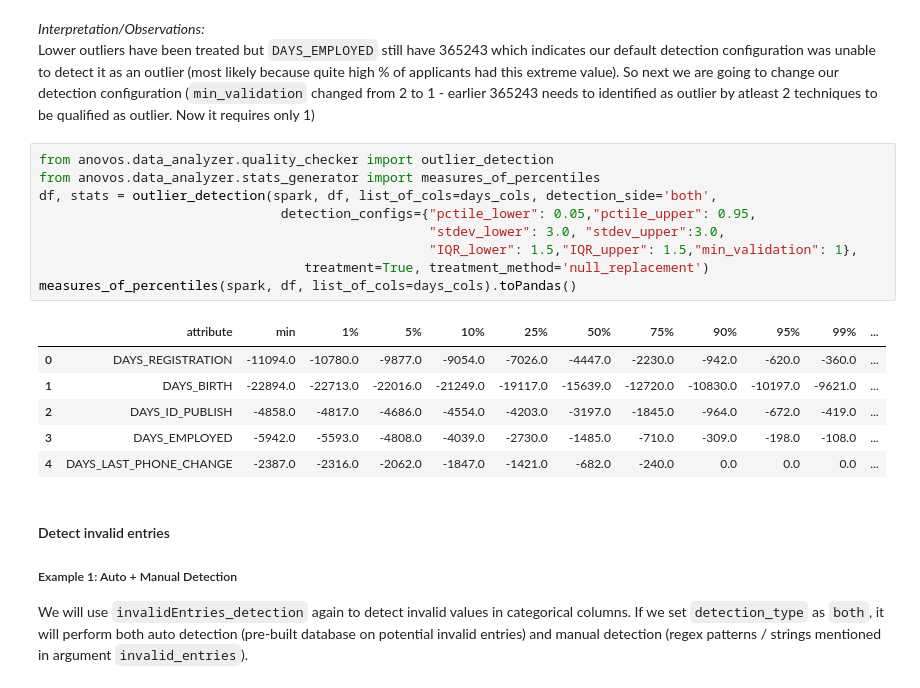
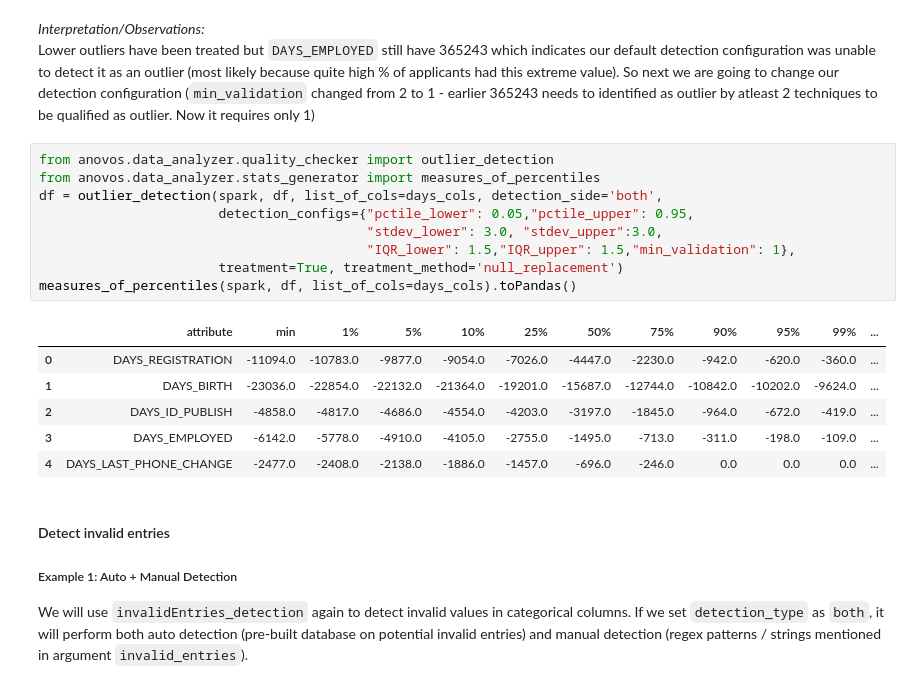
Before and after one commit to anovos/anovos, a Jupyter notebook: tutorial/use_case_demo/anovos_use_case_demo.ipynb, the cells around one changed output. Saved outputs shown, nothing was run; the diff lists cells and outputs as text.

Commit message:
Update anovos demo notebook

```diff
--- a/tutorial/use_case_demo/anovos_use_case_demo.ipynb
+++ b/tutorial/use_case_demo/anovos_use_case_demo.ipynb
@@ -219,22 +219,22 @@ measures_of_percentiles(spark, odf, list_of_cols=days_cols).toPandas()
 # %% [markdown]
 *Interpretation/Observations:* <br>
 Lower outliers have been treated but `DAYS_EMPLOYED` still have 365243 which indicates our default detection configuration was unable to detect it as an outlier (most likely because quite high % of applicants had this extreme value). So next we are going to change our detection configuration (`min_validation` changed from 2 to 1 - earlier 365243 needs to identified as outlier by atleast 2 techniques to be qualified as outlier. Now it requires only 1)
-# %%
-from anovos.data_analyzer.quality_checker import outlier_detection
-from anovos.data_analyzer.stats_generator import measures_of_percentiles
-df, stats = outlier_detection(spark, df, list_of_cols=days_cols, detection_side='both',
-                               detection_configs={"pctile_lower": 0.05,"pctile_upper": 0.95,
-                                                  "stdev_lower": 3.0, "stdev_upper":3.0,
-                                                  "IQR_lower": 1.5,"IQR_upper": 1.5,"min_validation": 1},
-                                  treatment=True, treatment_method='null_replacement')
-measures_of_percentiles(spark, df, list_of_cols=days_cols).toPandas()
-# %% [output]
-|  | attribute | min | 1% | 5% | 10% | 25% | 50% | 75% | 90% | 95% | 99% | ... |
-| 0 | DAYS_REGISTRATION | -11094.0 | -10780.0 | -9877.0 | -9054.0 | -7026.0 | -4447.0 | -2230.0 | -942.0 | -620.0 | -360.0 | ... |
-| 1 | DAYS_BIRTH | -22894.0 | -22713.0 | -22016.0 | -21249.0 | -19117.0 | -15639.0 | -12720.0 | -10830.0 | -10197.0 | -9621.0 | ... |
-| 2 | DAYS_ID_PUBLISH | -4858.0 | -4817.0 | -4686.0 | -4554.0 | -4203.0 | -3197.0 | -1845.0 | -964.0 | -672.0 | -419.0 | ... |
-| 3 | DAYS_EMPLOYED | -5942.0 | -5593.0 | -4808.0 | -4039.0 | -2730.0 | -1485.0 | -710.0 | -309.0 | -198.0 | -108.0 | ... |
-| 4 | DAYS_LAST_PHONE_CHANGE | -2387.0 | -2316.0 | -2062.0 | -1847.0 | -1421.0 | -682.0 | -240.0 | 0.0 | 0.0 | 0.0 | ... |
+# %%
+from anovos.data_analyzer.quality_checker import outlier_detection
+from anovos.data_analyzer.stats_generator import measures_of_percentiles
+df = outlier_detection(spark, df, list_of_cols=days_cols, detection_side='both',
+                       detection_configs={"pctile_lower": 0.05,"pctile_upper": 0.95,
+                                          "stdev_lower": 3.0, "stdev_upper":3.0,
+                                          "IQR_lower": 1.5,"IQR_upper": 1.5,"min_validation": 1},
+                       treatment=True, treatment_method='null_replacement')
+measures_of_percentiles(spark, df, list_of_cols=days_cols).toPandas()
+# %% [output]
+|  | attribute | min | 1% | 5% | 10% | 25% | 50% | 75% | 90% | 95% | 99% | ... |
+| 0 | DAYS_REGISTRATION | -11094.0 | -10783.0 | -9877.0 | -9054.0 | -7026.0 | -4447.0 | -2230.0 | -942.0 | -620.0 | -360.0 | ... |
+| 1 | DAYS_BIRTH | -23036.0 | -22854.0 | -22132.0 | -21364.0 | -19201.0 | -15687.0 | -12744.0 | -10842.0 | -10202.0 | -9624.0 | ... |
+| 2 | DAYS_ID_PUBLISH | -4858.0 | -4817.0 | -4686.0 | -4554.0 | -4203.0 | -3197.0 | -1845.0 | -964.0 | -672.0 | -419.0 | ... |
+| 3 | DAYS_EMPLOYED | -6142.0 | -5778.0 | -4910.0 | -4105.0 | -2755.0 | -1495.0 | -713.0 | -311.0 | -198.0 | -109.0 | ... |
+| 4 | DAYS_LAST_PHONE_CHANGE | -2477.0 | -2408.0 | -2138.0 | -1886.0 | -1457.0 | -696.0 | -246.0 | 0.0 | 0.0 | 0.0 | ... |
 # %% [markdown]
 #### Detect invalid entries
 ##### Example 1: Auto + Manual Detection
```
Also changed, not shown: parts of 1 cell of this notebook.
